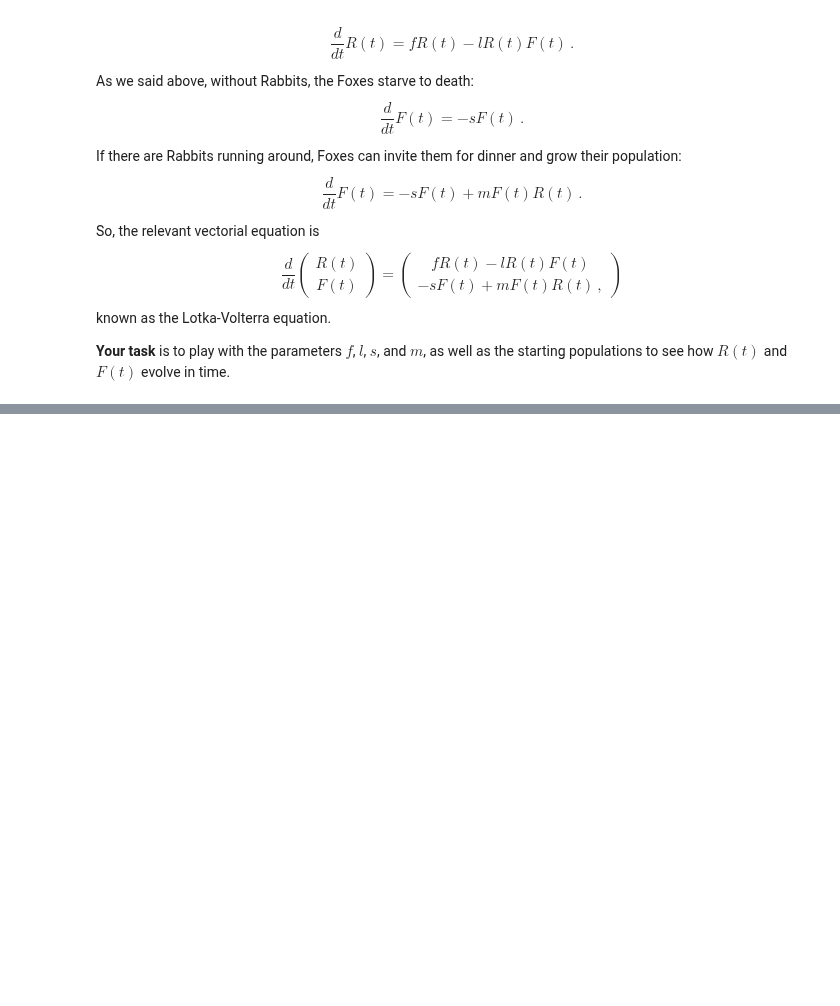
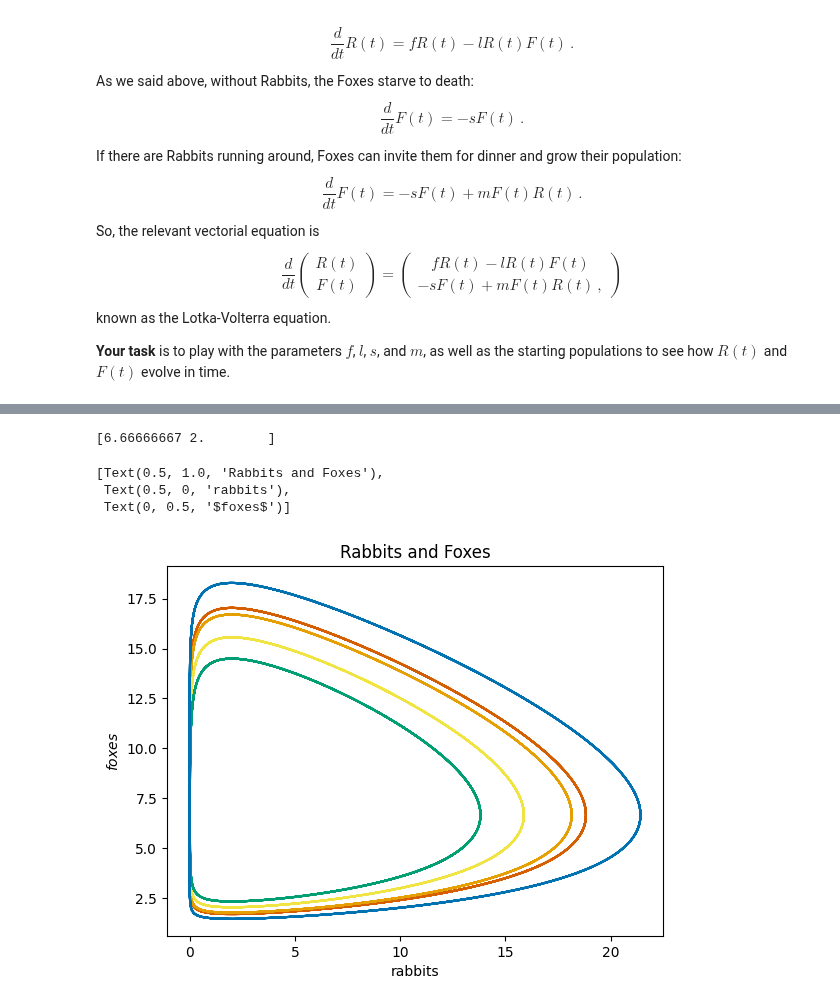
Before and after one commit to vibilanj/cmps, a Jupyter notebook: workshop/W3_Python_and_IVPs_S.ipynb, the cells around one changed output, grey strips where cells are left out. Drawn from its saved outputs; the diff is of its cells as text; code cells hidden in the pictures; blank space fills up the shorter version.

```diff
--- a/workshop/W3_Python_and_IVPs_S.ipynb
+++ b/workshop/W3_Python_and_IVPs_S.ipynb
@@ -184,0 +229,39 @@ known as the Lotka-Volterra equation.
+# %%
+f = 2
+l = 0.3
+s = 0.2
+m = 0.1
+
+def derivative(t, state):
+    d_rabbits = f * state[0] - l * state[0] * state[1]
+    d_foxes = -s * state[1] + m * state[1] * state[0]
+    return np.array([d_rabbits, d_foxes])
+
+t_min = 0
+t_max = 100
+epsilon = 0.01
+
+stable_init = np.array([f / l, s / m])
+print(stable_init)
+
+inits = [stable_init, stable_init + 0.1, stable_init + 0.5, stable_init + 1, stable_init + 10]
+colors = [CF_vermillion, CF_orange, CF_yellow, CF_green, CF_blue]
+
+fig, ax = plt.subplots(1, 1)
+
+for i, init in enumerate(inits):
+    solution = integrate.solve_ivp(derivative, [t_min, t_max], init, max_step = epsilon)
+
+    ts = solution.t
+    rabbits = solution.y[0]
+    foxes = solution.y[1]
+
+    ax.plot(rabbits, foxes, color = colors[i])
+
+ax.set(title = "Rabbits and Foxes", xlabel = "rabbits", ylabel = "$foxes$")
+# %% [output]
+[6.66666667 2.        ]
+[Text(0.5, 1.0, 'Rabbits and Foxes'),
+ Text(0.5, 0, 'rabbits'),
+ Text(0, 0.5, '$foxes$')]
+[figure, added]
```
Also changed, not shown: parts of 5 cells of this notebook.
